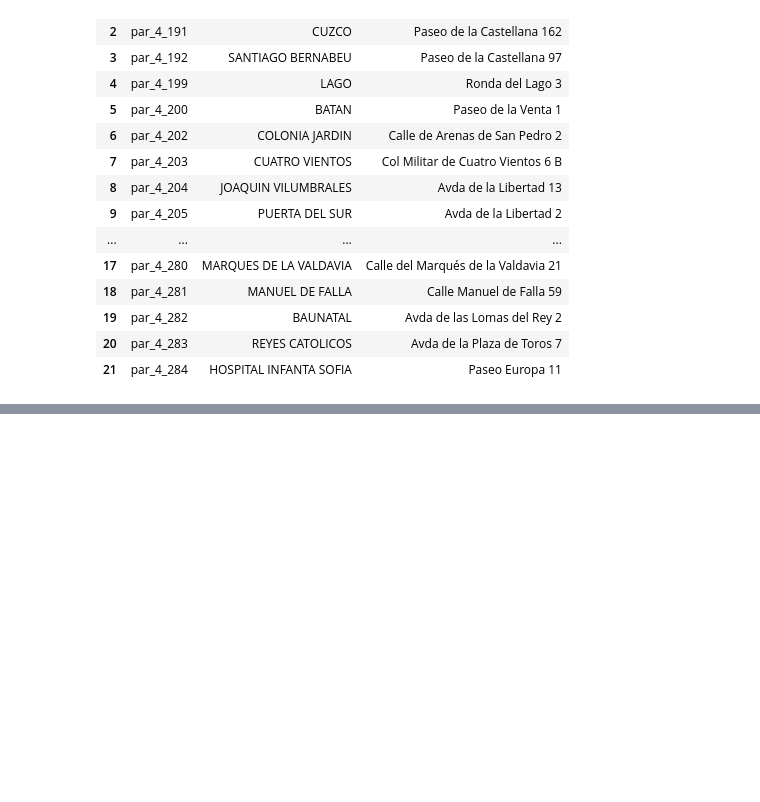
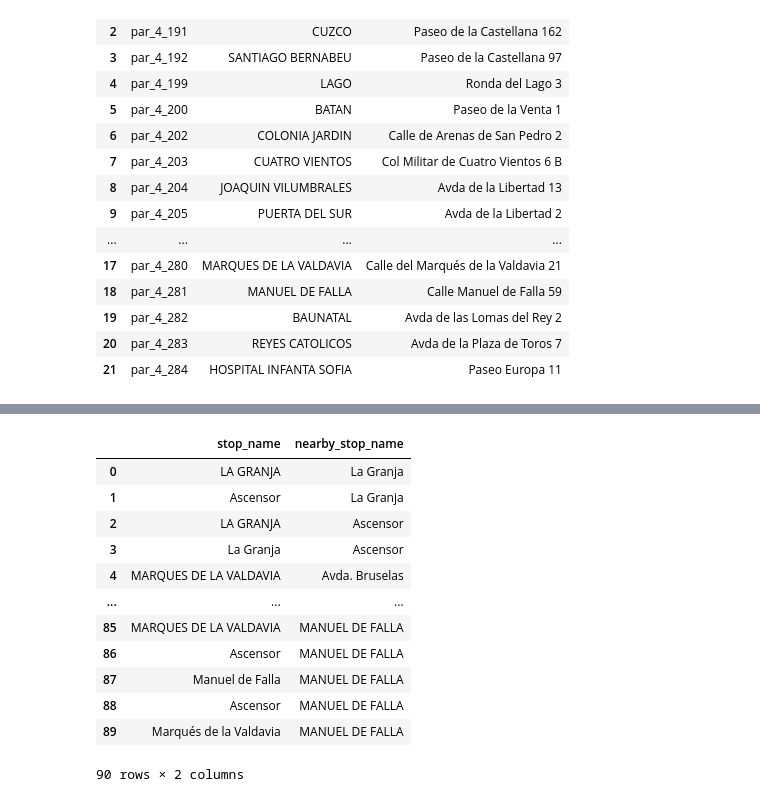
Before and after one commit to lucaramirezo/Traffic-Network-Transparency2.0, a Jupyter notebook: L_DDBB.ipynb, the cells around one changed output, grey strips where cells are left out. Drawn from its saved outputs; the diff is of its cells as text; code cells hidden in the pictures; blank space fills up the shorter version.

```diff
--- a/L_DDBB.ipynb
+++ b/L_DDBB.ipynb
@@ -335,0 +441,22 @@ df_stops_without_parent
+# %%
+query= '''
+SELECT s1.name AS stop_name, s2.name AS nearby_stop_name
+FROM stops s1, stops s2
+WHERE ABS(s1.latitude - s2.latitude) < 0.01 AND ABS(s1.longitude - s2.longitude) < 0.01 AND s1.stop_id <> s2.stop_id;
+'''
+df_nearby_stops= connector.fetch_data_as_df(query)
+df_nearby_stops
+# %% [output]
+|  | stop_name | nearby_stop_name |
+| 0 | LA GRANJA | La Granja |
+| 1 | Ascensor | La Granja |
+| 2 | LA GRANJA | Ascensor |
+| 3 | La Granja | Ascensor |
+| 4 | MARQUES DE LA VALDAVIA | Avda. Bruselas |
+| ... | ... | ... |
+| 85 | MARQUES DE LA VALDAVIA | MANUEL DE FALLA |
+| 86 | Ascensor | MANUEL DE FALLA |
+| 87 | Manuel de Falla | MANUEL DE FALLA |
+| 88 | Ascensor | MANUEL DE FALLA |
+| 89 | Marqués de la Valdavia | MANUEL DE FALLA |
+90 rows × 2 columns
```
Also changed, not shown: parts of 16 cells of this notebook.
